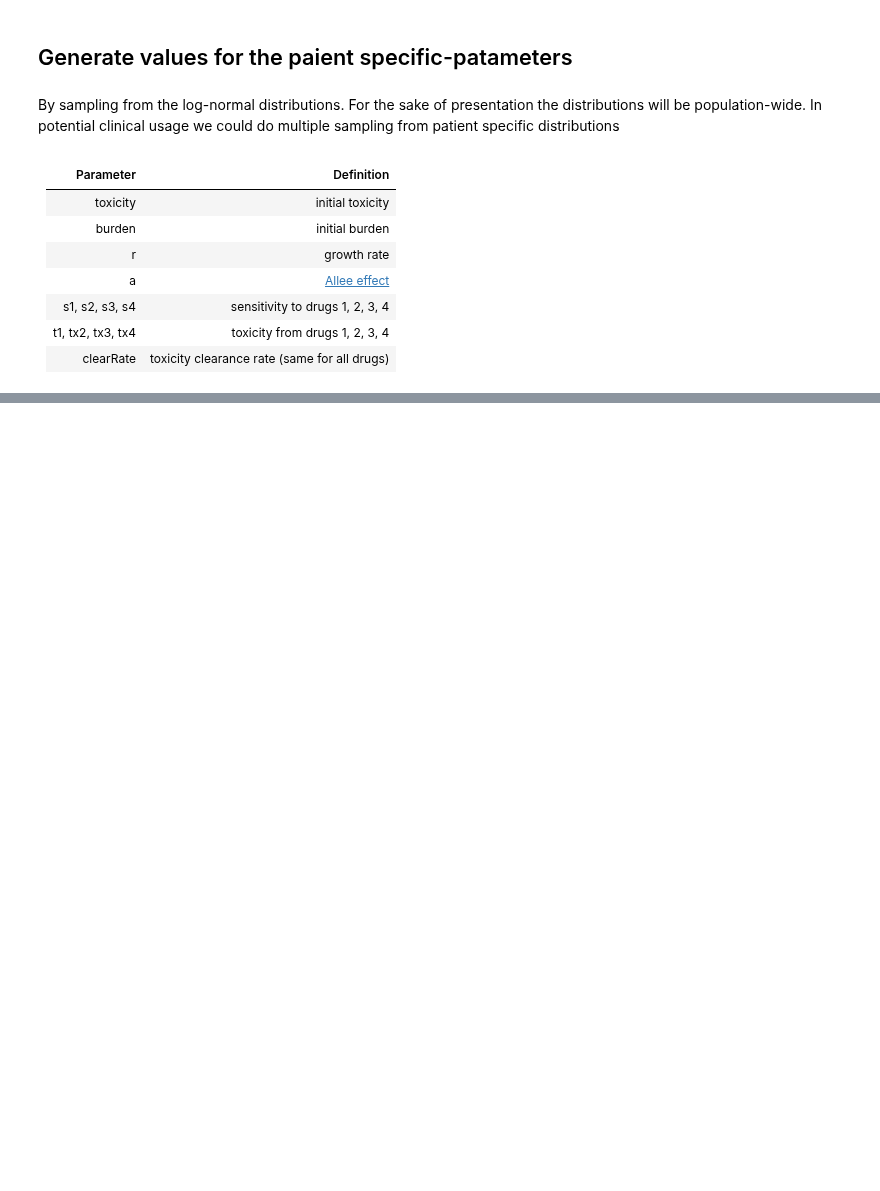
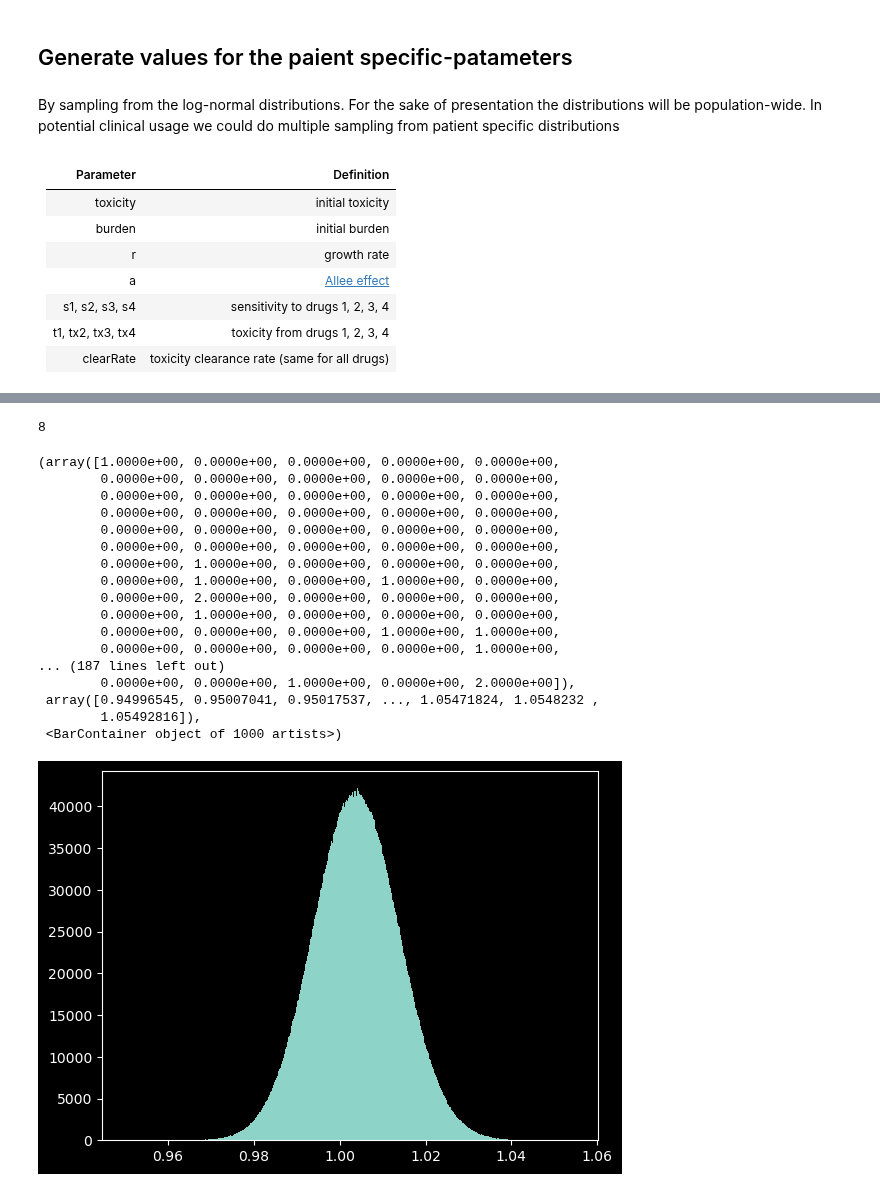
Before and after one commit to tony1747/patient-informed-decision-tool, a Jupyter notebook: paramGenerator.ipynb, the cells around one changed output, grey strips where cells are left out. Saved outputs shown, nothing was run; the diff lists cells and outputs as text; code cells hidden in the pictures; blank space fills up the shorter version.

Commit message:
fixed patient generator

```diff
--- a/paramGenerator.ipynb
+++ b/paramGenerator.ipynb
@@ -66,2 +82,29 @@ sample
  'start_strike': 1,
  'start_cycle': 1}
+# %%
+import matplotlib.pyplot as plt
+10^2
+# %% [output]
+8
+# %%
+fig, ax = plt.subplots(1, 1)
+ax.hist(patient_gen._dist['r'].rvs(size=10000000), bins = 1000)
+# %% [output]
+(array([1.0000e+00, 0.0000e+00, 0.0000e+00, 0.0000e+00, 0.0000e+00,
+        0.0000e+00, 0.0000e+00, 0.0000e+00, 0.0000e+00, 0.0000e+00,
+        0.0000e+00, 0.0000e+00, 0.0000e+00, 0.0000e+00, 0.0000e+00,
+        0.0000e+00, 0.0000e+00, 0.0000e+00, 0.0000e+00, 0.0000e+00,
+        0.0000e+00, 0.0000e+00, 0.0000e+00, 0.0000e+00, 0.0000e+00,
+        0.0000e+00, 0.0000e+00, 0.0000e+00, 0.0000e+00, 0.0000e+00,
+        0.0000e+00, 1.0000e+00, 0.0000e+00, 0.0000e+00, 0.0000e+00,
+        0.0000e+00, 1.0000e+00, 0.0000e+00, 1.0000e+00, 0.0000e+00,
+        0.0000e+00, 2.0000e+00, 0.0000e+00, 0.0000e+00, 0.0000e+00,
+        0.0000e+00, 1.0000e+00, 0.0000e+00, 0.0000e+00, 0.0000e+00,
+        0.0000e+00, 0.0000e+00, 0.0000e+00, 1.0000e+00, 1.0000e+00,
+        0.0000e+00, 0.0000e+00, 0.0000e+00, 0.0000e+00, 1.0000e+00,
+... (187 lines left out)
+        0.0000e+00, 0.0000e+00, 1.0000e+00, 0.0000e+00, 2.0000e+00]),
+ array([0.94996545, 0.95007041, 0.95017537, ..., 1.05471824, 1.0548232 ,
+        1.05492816]),
+ <BarContainer object of 1000 artists>)
+[figure, added]
```
Also changed, not shown: parts of 4 cells of this notebook, 1 other file.
